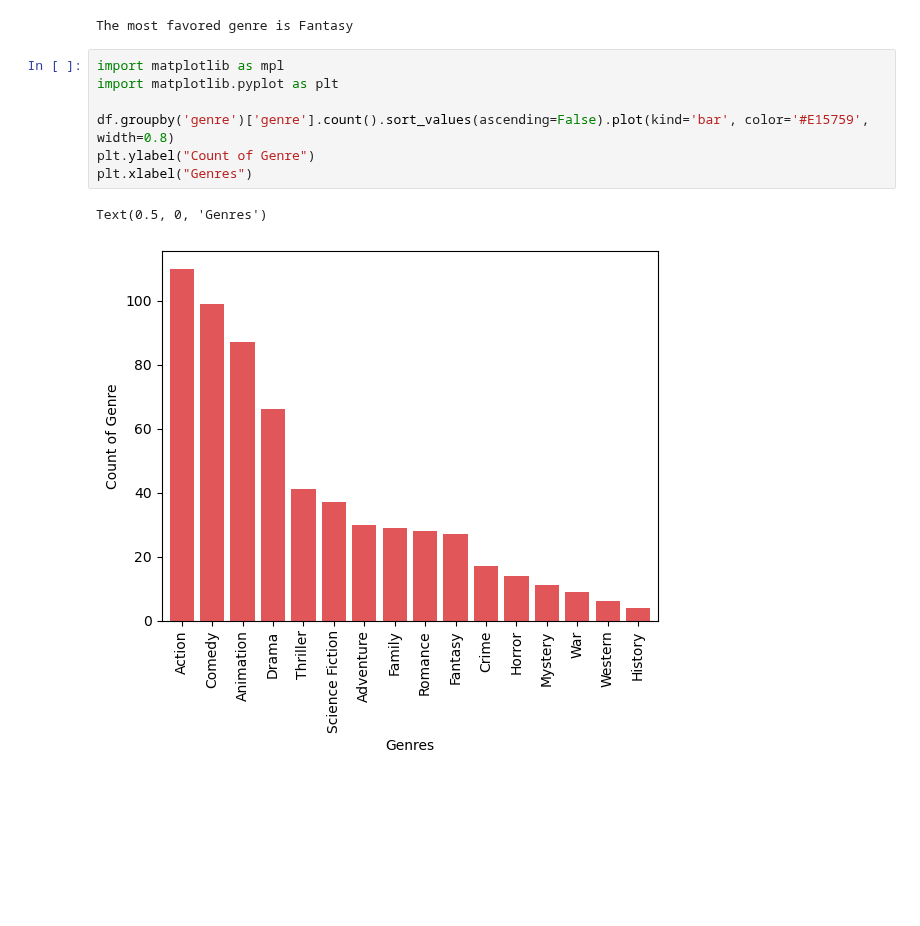
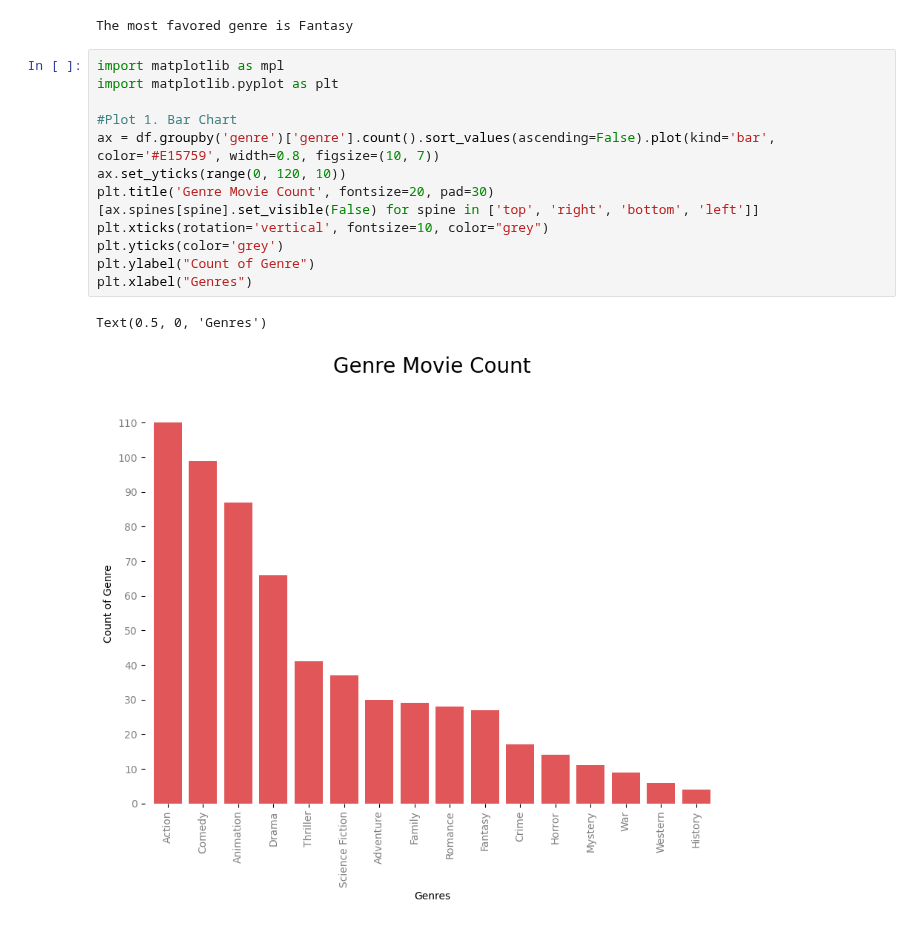
Before and after one commit to mks-0/code-academy, a Jupyter notebook: Project 1/Sprint 4.ipynb, the cells around one changed output. Cells and saved outputs as stored; diff of their text form; blank space fills up the shorter version.

Commit message:
Added plots

```diff
--- a/Project 1/Sprint 4.ipynb
+++ b/Project 1/Sprint 4.ipynb
@@ -264,10 +264,16 @@ The most favored genre is Fantasy
 # %%
 import matplotlib as mpl
 import matplotlib.pyplot as plt
 
-df.groupby('genre')['genre'].count().sort_values(ascending=False).plot(kind='bar', color='#E15759', width=0.8)
+#Plot 1. Bar Chart
+ax = df.groupby('genre')['genre'].count().sort_values(ascending=False).plot(kind='bar', color='#E15759', width=0.8, figsize=(10, 7))
+ax.set_yticks(range(0, 120, 10))
+plt.title('Genre Movie Count', fontsize=20, pad=30)
+[ax.spines[spine].set_visible(False) for spine in ['top', 'right', 'bottom', 'left']]
+plt.xticks(rotation='vertical', fontsize=10, color="grey")
+plt.yticks(color='grey')
 plt.ylabel("Count of Genre")
 plt.xlabel("Genres")
 # %% [output]
 Text(0.5, 0, 'Genres')
-[figure, old version]
+[figure, new version]
```
Also changed, not shown: parts of 10 cells of this notebook.
